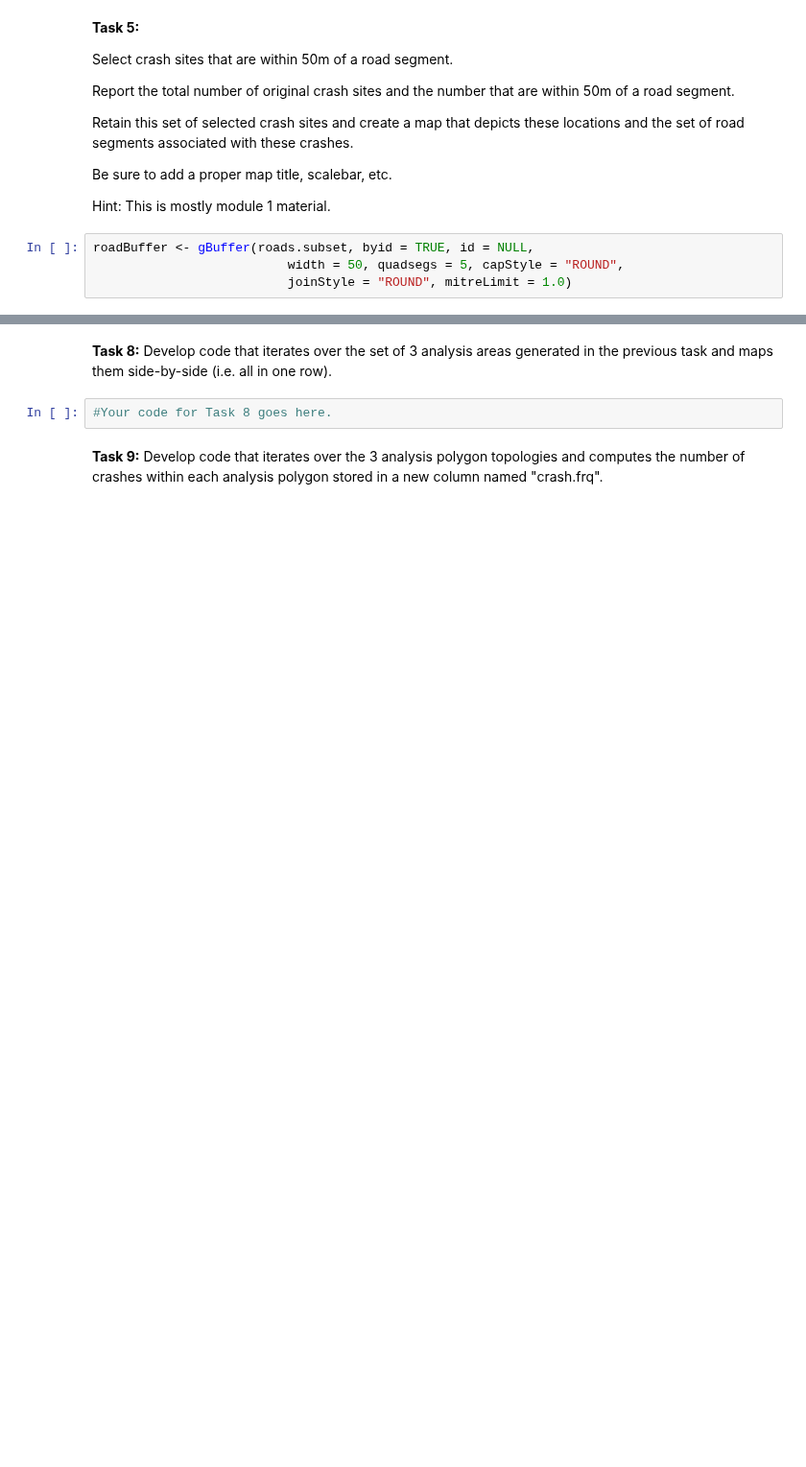
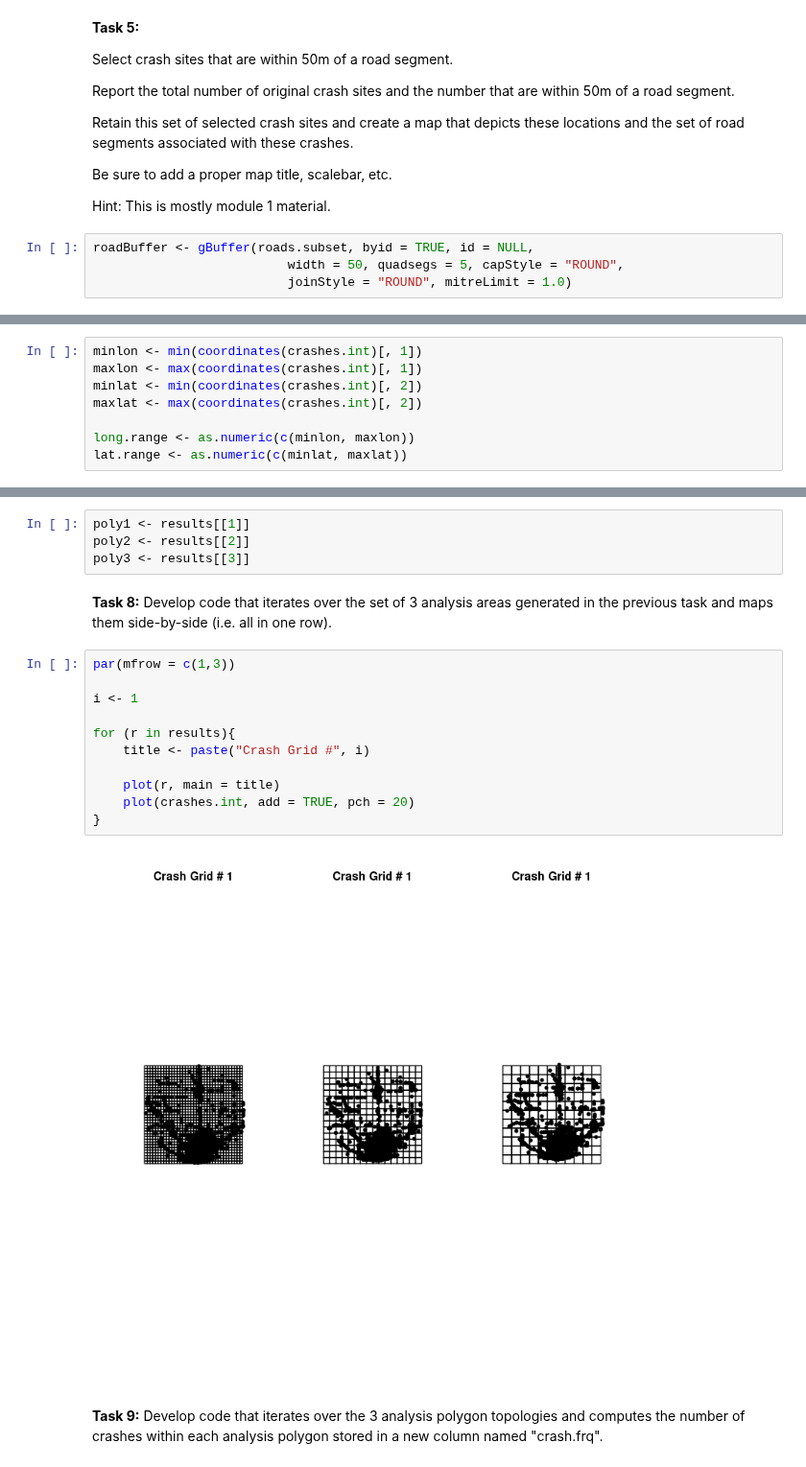
Before and after one commit to iamjz/R-Data, a Jupyter notebook: readings/junk/Project-GeospatialWorkflow.ipynb, the cells around one changed output, grey strips where cells are left out. Shown at 96% size. Drawn from its saved outputs; the diff is of its cells as text; blank space fills up the shorter version.

```diff
--- a/readings/junk/Project-GeospatialWorkflow.ipynb
+++ b/readings/junk/Project-GeospatialWorkflow.ipynb
@@ -307,0 +436,8 @@ plot(roadBuffer, border = "green", add = TRUE)
+# %%
+minlon <- min(coordinates(crashes.int)[, 1])
+maxlon <- max(coordinates(crashes.int)[, 1])
+minlat <- min(coordinates(crashes.int)[, 2])
+maxlat <- max(coordinates(crashes.int)[, 2])
+
+long.range <- as.numeric(c(minlon, maxlon))
+lat.range <- as.numeric(c(minlat, maxlat))
@@ -308,6 +491,21 @@ plot(roadBuffer, border = "green", add = TRUE)
+# %%
+poly1 <- results[[1]]
+poly2 <- results[[2]]
+poly3 <- results[[3]]
 # %% [markdown]
 **Task 8:** Develop code that iterates over the set of 3 analysis areas generated in the previous task and maps them side-by-side (i.e. all in one row).
-# %%
-#Your code for Task 8 goes here.
+# %%
+par(mfrow = c(1,3))
+
+i <- 1
+
+for (r in results){
+    title <- paste("Crash Grid #", i)
+
+    plot(r, main = title)
+    plot(crashes.int, add = TRUE, pch = 20)
+}
+# %% [output]
+[figure, added]
 # %% [markdown]
 **Task 9:** Develop code that iterates over the 3 analysis polygon topologies and computes the number of crashes within each analysis polygon stored in a new column named "crash.frq".
```
Also changed, not shown: parts of 47 cells of this notebook.
